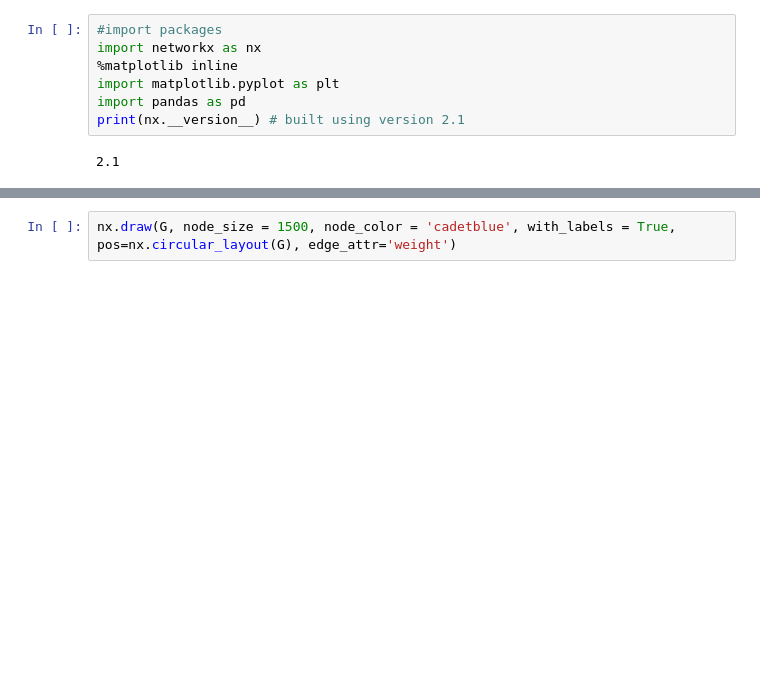
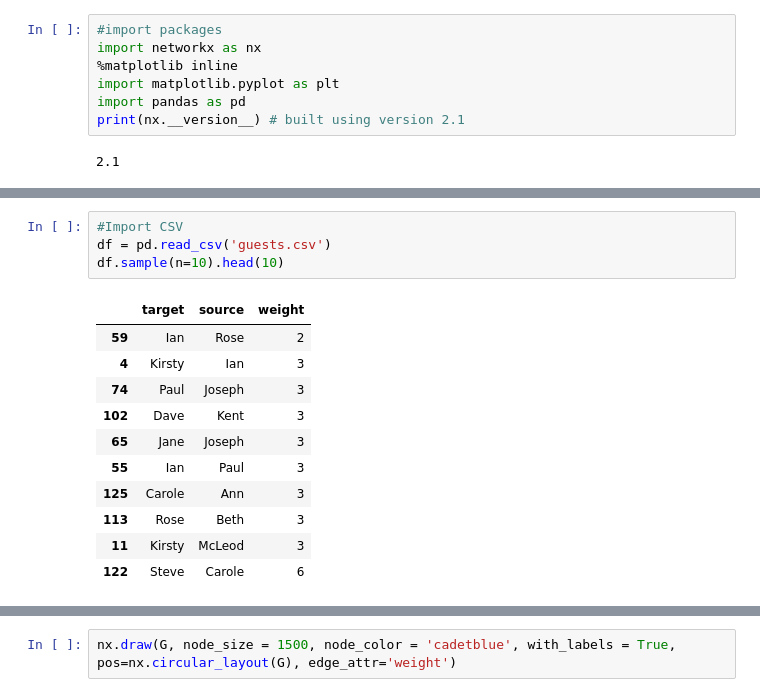
Before and after one commit to kirstyward/sna-seating, a Jupyter notebook: sna_seating.ipynb, the cells around one changed output, grey strips where cells are left out. Drawn from its saved outputs; the diff is of its cells as text; blank space fills up the shorter version.

```diff
--- a/sna_seating.ipynb
+++ b/sna_seating.ipynb
@@ -15,0 +22,16 @@ print(nx.__version__) # built using version 2.1
+# %%
+#Import CSV
+df = pd.read_csv('guests.csv')
+df.sample(n=10).head(10)
+# %% [output]
+|  | target | source | weight |
+| 59 | Ian | Rose | 2 |
+| 4 | Kirsty | Ian | 3 |
+| 74 | Paul | Joseph | 3 |
+| 102 | Dave | Kent | 3 |
+| 65 | Jane | Joseph | 3 |
+| 55 | Ian | Paul | 3 |
+| 125 | Carole | Ann | 3 |
+| 113 | Rose | Beth | 3 |
+| 11 | Kirsty | McLeod | 3 |
+| 122 | Steve | Carole | 6 |
```
Also changed, not shown: parts of 14 cells of this notebook.
